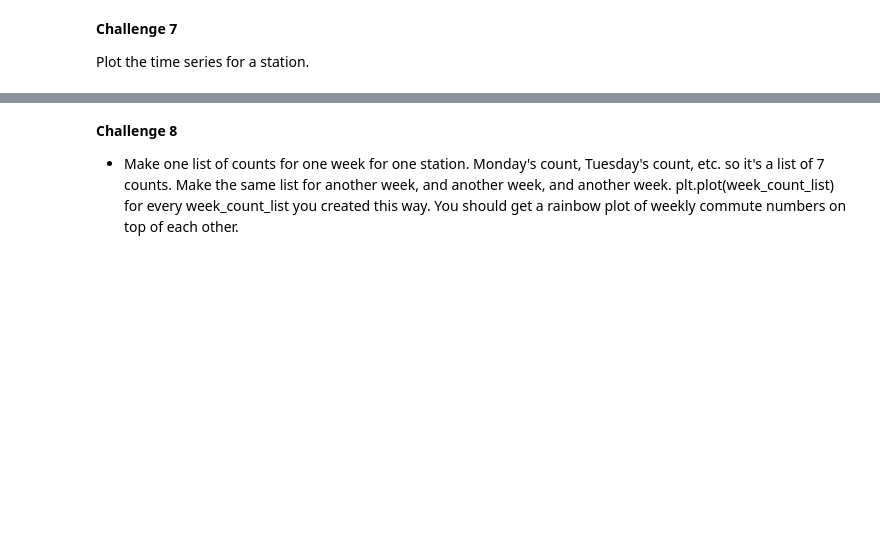
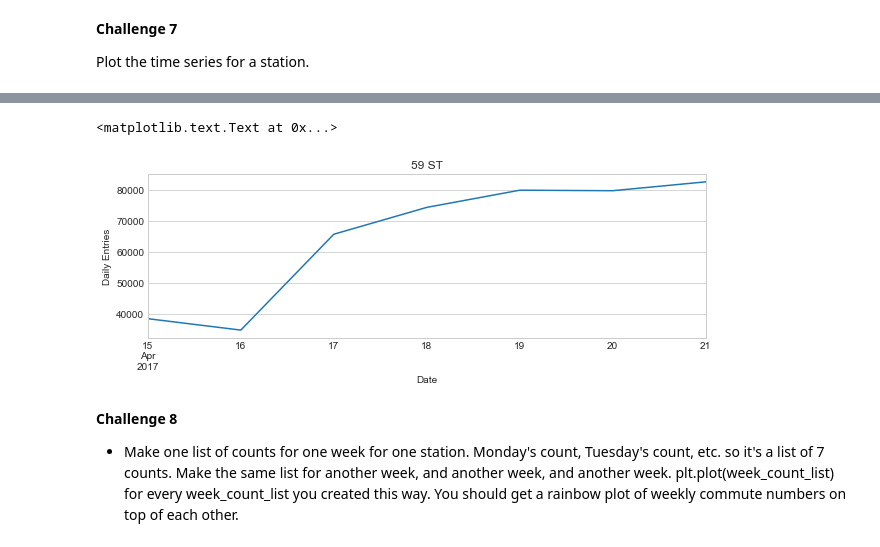
Before and after one commit to xvila/challenges, a Jupyter notebook: 01-mta/challenge_set_1_xvila.ipynb, the cells around one changed output, grey strips where cells are left out. Saved outputs shown, nothing was run; the diff lists cells and outputs as text; code cells hidden in the pictures; blank space fills up the shorter version.

```diff
--- a/01-mta/challenge_set_1_xvila.ipynb
+++ b/01-mta/challenge_set_1_xvila.ipynb
@@ -203,8 +250,11 @@ sampleGroup
 # %%
-sampleGroup.plot()
+sampleGroup[:7].plot(figsize=(10,3))
 plt.title('59 ST')
 plt.ylabel('Daily Entries')
 plt.xlabel('Date')
+# %% [output]
+<matplotlib.text.Text at 0x...>
+[figure, added]
 # %% [markdown]
 **Challenge 8**
 
```
Also changed, not shown: parts of 22 cells of this notebook.
